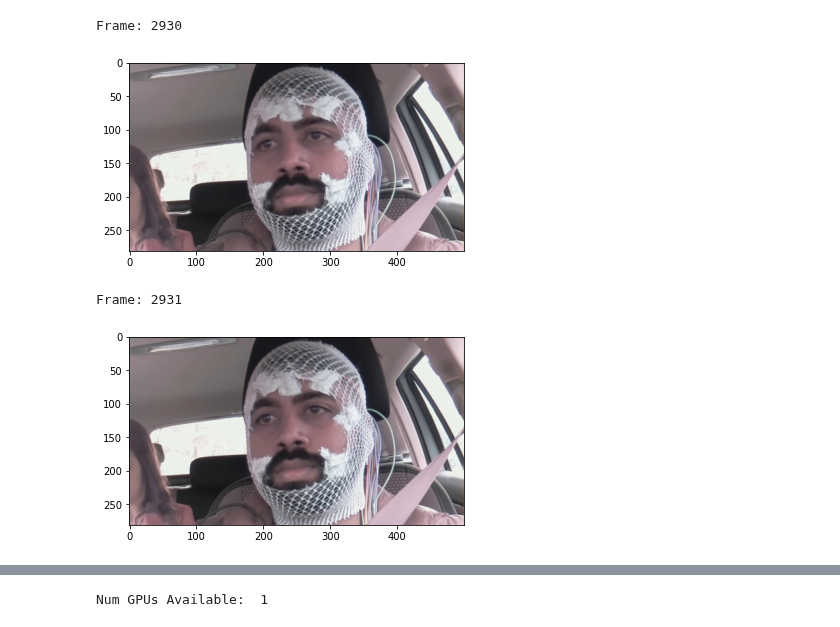
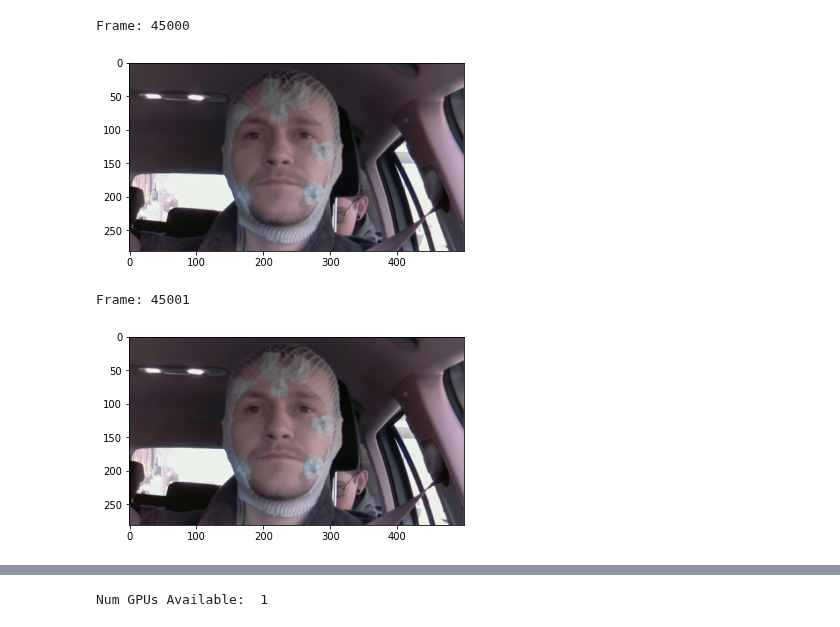
Before and after one commit to fruste/driver-drowsiness, a Jupyter notebook: code/blinking_detection.ipynb, the cells around one changed output, grey strips where cells are left out. Cells and saved outputs as stored; diff of their text form; code cells hidden in the pictures.

```diff
--- a/code/blinking_detection.ipynb
+++ b/code/blinking_detection.ipynb
@@ -138,32 +132,39 @@ def get_landmarks(img, gray, rects, show=False):
             (x, y, w, h) = face_utils.rect_to_bb(rect)
             cv2.rectangle(img, (x, y), (x + w, y + h), (0, 255, 0), 2)
             # loop over the (x, y)-coordinates for the facial landmarks and draw them on the image
-            for (x, y) in shape:
-                cv2.circle(img, (x, y), 1, (0, 0, 255), -1)
+            # for (x, y) in shape:
+            #     cv2.circle(img, (x, y), 1, (0, 0, 255), -1)
     if show:
         # show the output image with the face detections + facial landmarks
         plt.imshow(img)
         plt.show()
     return shape
 # %%
-frame_start = 2930
-frame_end = 2931
+frame_start = 45000
+frame_end = 45001
 
 frames = range(frame_start, frame_end + 1)
 
 # Just plotting sequence of frames
 def plot_frames(frames):
     for frame in frames:
-        path = '../frames/P11409/normal/frame' + str(frame) + '.jpg'
+        path = '../frames/P11410/normal/frame' + str(frame) + '.jpg'
         print("Frame: " + str(frame))
         test_img, gray = load_image(path, show=True, gray_show=False)
+        rects = detect_faces(face_detector, gray, scale_factor, frame, show_multi_faces = False)
+
+        if rects == False:
+            print("No face")
+            continue
+
+        shapes = get_landmarks(test_img, gray, rects, show=False)
 
 plot_frames(frames)
 # %% [output]
-Frame: 2930
+Frame: 45000
-[figure, old version]
+[figure, new version]
-Frame: 2931
+Frame: 45001
-[figure, old version]
+[figure, new version]
 # %%
 IMG_SIZE = (1296,730)
 B_SIZE = (34, 26)
```
Also changed, not shown: parts of 5 cells of this notebook, 23 other files.
